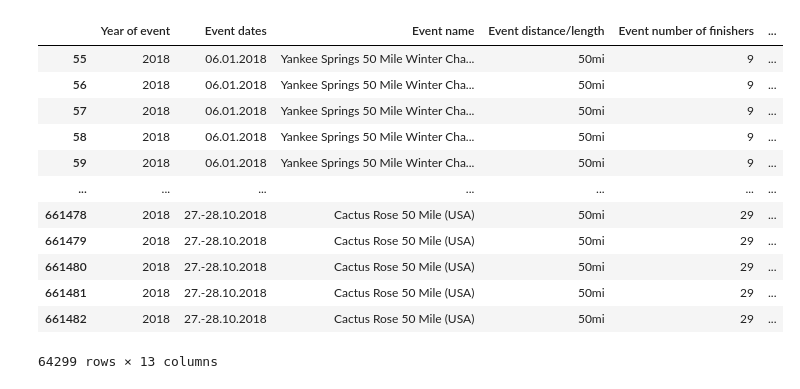
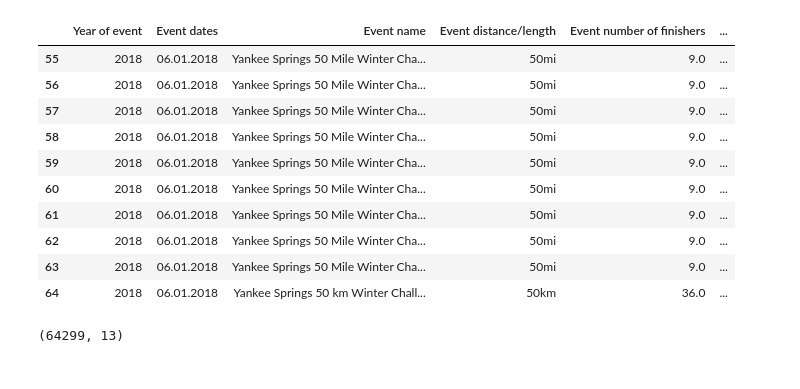
Before and after one commit to hbetabessi/ultra-marathon-eda, a Jupyter notebook: ultra_marathon_eda.ipynb, the cells around one changed output. Cells and saved outputs as stored; diff of their text form; code cells hidden in the pictures.

```diff
--- a/ultra_marathon_eda.ipynb
+++ b/ultra_marathon_eda.ipynb
@@ -172,16 +164,20 @@ df[df['Event name'].str.split('(').str.get(1).str.split(')').str.get(0) == 'USA'
 # %%
-df[(df['Event distance/length'].isin(['50km','50mi'])) & (df['Year of event'] ==2018) & (df['Event name'].str.split('(').str.get(1).str.split(')').str.get(0) == 'USA')]
+df2 =df[(df['Event distance/length'].isin(['50km','50mi'])) & (df['Year of event'] ==2018) & (df['Event name'].str.split('(').str.get(1).str.split(')').str.get(0) == 'USA')]
-# %% [output]
-|  | Year of event | Event dates | Event name | Event distance/length | Event number of finishers | ... |
-| 55 | 2018 | 06.01.2018 | Yankee Springs 50 Mile Winter Cha... | 50mi | 9 | ... |
-| 56 | 2018 | 06.01.2018 | Yankee Springs 50 Mile Winter Cha... | 50mi | 9 | ... |
-| 57 | 2018 | 06.01.2018 | Yankee Springs 50 Mile Winter Cha... | 50mi | 9 | ... |
-| 58 | 2018 | 06.01.2018 | Yankee Springs 50 Mile Winter Cha... | 50mi | 9 | ... |
-| 59 | 2018 | 06.01.2018 | Yankee Springs 50 Mile Winter Cha... | 50mi | 9 | ... |
-| ... | ... | ... | ... | ... | ... | ... |
-| 661478 | 2018 | 27.-28.10.2018 | Cactus Rose 50 Mile (USA) | 50mi | 29 | ... |
-| 661479 | 2018 | 27.-28.10.2018 | Cactus Rose 50 Mile (USA) | 50mi | 29 | ... |
-| 661480 | 2018 | 27.-28.10.2018 | Cactus Rose 50 Mile (USA) | 50mi | 29 | ... |
-| 661481 | 2018 | 27.-28.10.2018 | Cactus Rose 50 Mile (USA) | 50mi | 29 | ... |
-| 661482 | 2018 | 27.-28.10.2018 | Cactus Rose 50 Mile (USA) | 50mi | 29 | ... |
-64299 rows × 13 columns
+# %%
+df2.head(10)
+# %% [output]
+|  | Year of event | Event dates | Event name | Event distance/length | Event number of finishers | ... |
+| 55 | 2018 | 06.01.2018 | Yankee Springs 50 Mile Winter Cha... | 50mi | 9.0 | ... |
+| 56 | 2018 | 06.01.2018 | Yankee Springs 50 Mile Winter Cha... | 50mi | 9.0 | ... |
+| 57 | 2018 | 06.01.2018 | Yankee Springs 50 Mile Winter Cha... | 50mi | 9.0 | ... |
+| 58 | 2018 | 06.01.2018 | Yankee Springs 50 Mile Winter Cha... | 50mi | 9.0 | ... |
+| 59 | 2018 | 06.01.2018 | Yankee Springs 50 Mile Winter Cha... | 50mi | 9.0 | ... |
+| 60 | 2018 | 06.01.2018 | Yankee Springs 50 Mile Winter Cha... | 50mi | 9.0 | ... |
+| 61 | 2018 | 06.01.2018 | Yankee Springs 50 Mile Winter Cha... | 50mi | 9.0 | ... |
+| 62 | 2018 | 06.01.2018 | Yankee Springs 50 Mile Winter Cha... | 50mi | 9.0 | ... |
+| 63 | 2018 | 06.01.2018 | Yankee Springs 50 Mile Winter Cha... | 50mi | 9.0 | ... |
+| 64 | 2018 | 06.01.2018 | Yankee Springs 50 km Winter Chall... | 50km | 36.0 | ... |
+# %%
+df2.shape
+# %% [output]
+(64299, 13)
```
Also changed, not shown: parts of 36 cells of this notebook.
